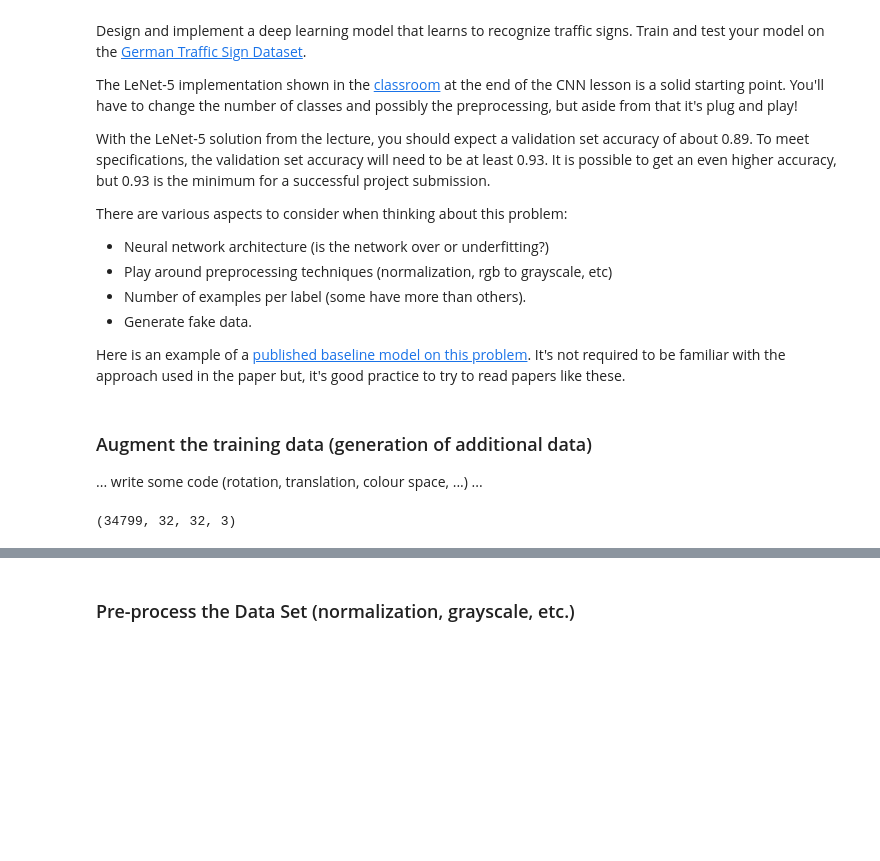
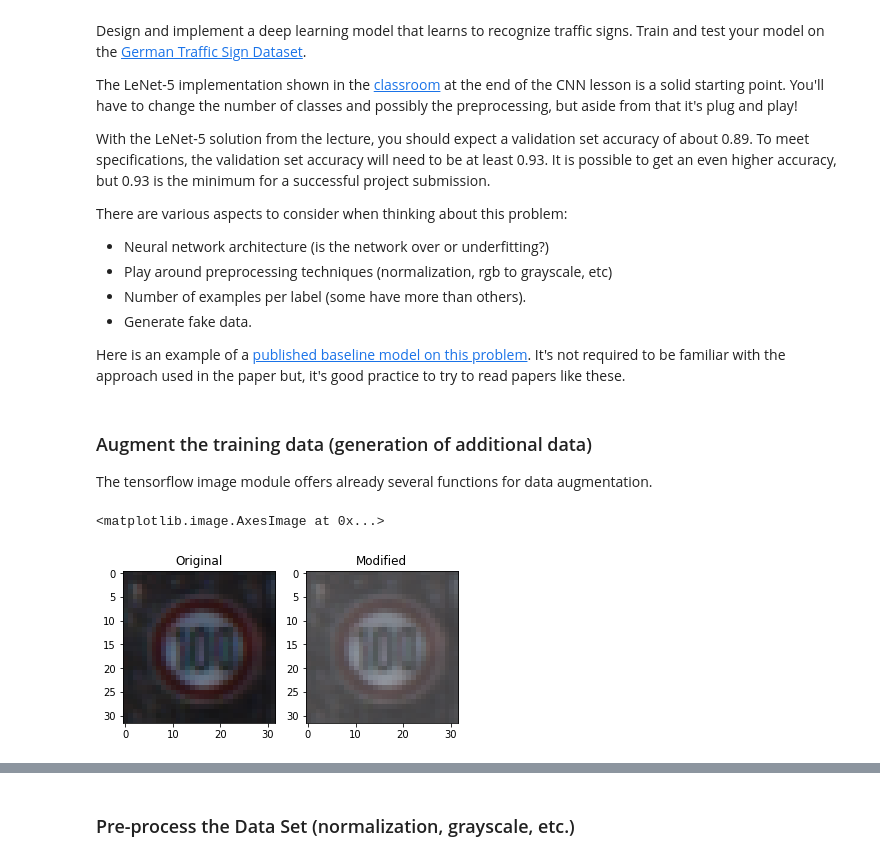
Before and after one commit to heliotropium72/traffic_sign_classifier, a Jupyter notebook: Traffic_Sign_Classifier.ipynb, the cells around one changed output, grey strips where cells are left out. Saved outputs shown, nothing was run; the diff lists cells and outputs as text; code cells hidden in the pictures; blank space fills up the shorter version.

Commit message:
Include data augmentation

```diff
--- a/Traffic_Sign_Classifier.ipynb
+++ b/Traffic_Sign_Classifier.ipynb
@@ -193,29 +205,37 @@ There are various aspects to consider when thinking about this problem:
 Here is an example of a [published baseline model on this problem](http://yann.lecun.com/exdb/publis/pdf/sermanet-ijcnn-11.pdf). It's not required to be familiar with the approach used in the paper but, it's good practice to try to read papers like these.
 # %% [markdown]
 ### Augment the training data (generation of additional data)
- ... write some code (rotation, translation, colour space, ...) ...
+The tensorflow image module offers already several functions for data augmentation.
-# %%
-def random_translation():
-    raise NotImplemented
-
-def random_rotation():
-    raise NotImplemented
-
-def random_scale(X, y):
-    ''' needs to 8bit afterwards !!!'''
-    X_new = []
-    y_new = []
-    for i in range(len(X)):
-        scale = np.random.uniform(0.75,1.25)
-        X_new.append(X[i] * scale)
-        y_new.append(y[i])
-
-    X = np.concatenate([X, X_new])
-    y = np.concatenate([y, y_new])
-    return X, y
-
-#X_train, y_train = random_scale(X_train, y_train)
-
-print(X_train.shape)
-# %% [output]
-(34799, 32, 32, 3)
+# %%
+new_img = X_train[0]
+
+def random_modification(image):
+    new_img = image
+    new_img = tf.image.random_saturation(image=new_img, lower=0.5, upper=1.5)
+    new_img = tf.image.random_contrast(image=new_img, lower=0.5, upper=1.5)
+    new_img = tf.image.random_brightness(image=new_img, max_delta=0.25)
+    new_img = tf.random_crop(new_img, [32, 32, 3])
+    #crop = np.random.uniform(0.75,1.0)
+    #new_img = tf.image.central_crop(image=new_img, central_fraction=crop)
+    #print(new_img.get_shape)
+    #new_img = tf.image.resize_images(images=new_img, size=[32,32]) # seems to work wrong
+    return new_img
+
+# Would be better to use tensorflow dataset or queues but I don't know yet how they work
+
+sess = tf.Session()
+with sess.as_default():
+    random_idx = np.random.choice(len(X_train), 1)[0]
+    array = random_modification(X_train[random_idx]).eval()
+    #print(array.shape)
+    #array = cv2.resize(array, (32,32)) # make sure it has the right size as tf.resize seems to screw up the colours
+
+fig, ax = plt.subplots(1,2)
+ax = ax.ravel()
+ax[0].set_title('Original')
+ax[0].imshow(X_train[random_idx])
+ax[1].set_title('Modified')
+ax[1].imshow(array)
+# %% [output]
+<matplotlib.image.AxesImage at 0x...>
+[figure, added]
```
Also changed, not shown: parts of 13 cells of this notebook.
